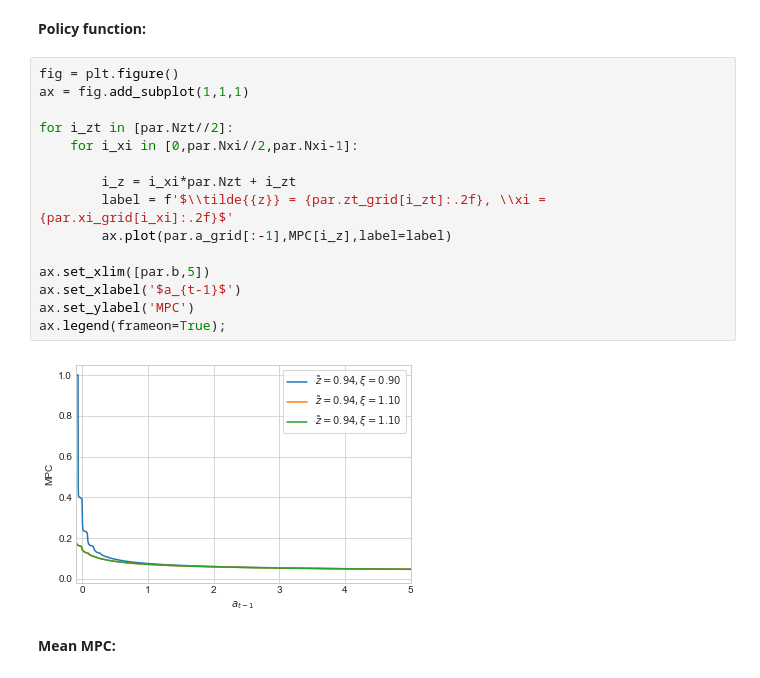
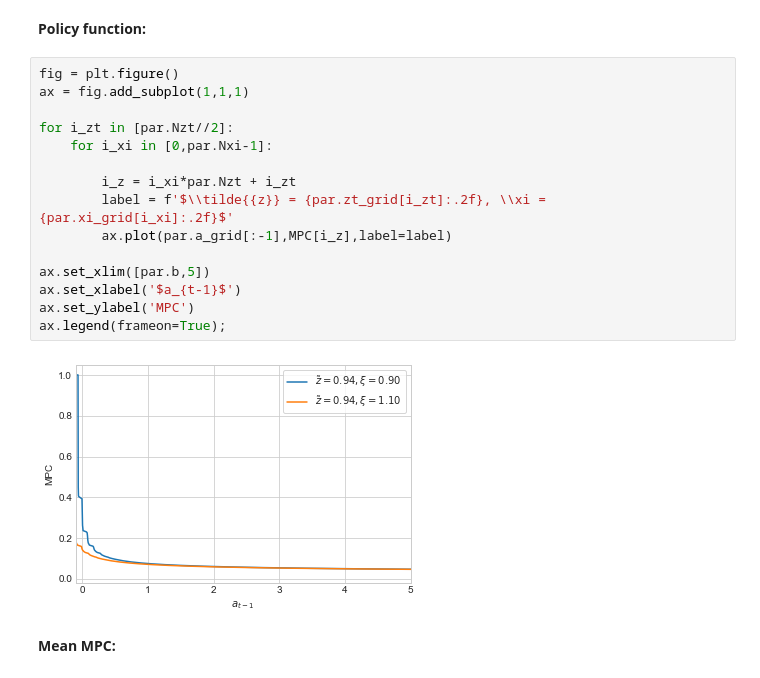
Before and after one commit to NumEconCopenhagen/AdvMacroHet, a Jupyter notebook: 01/03. Additional Results.ipynb, the cells around one changed output. Cells and saved outputs as stored; diff of their text form.

```diff
--- a/01/03. Additional Results.ipynb
+++ b/01/03. Additional Results.ipynb
@@ -158,20 +158,20 @@ MPC = (sol.c[:,1:]-sol.c[:,:-1])/((1+par.r)*(par.a_grid[1:]-par.a_grid[:-1]))
 # %%
 fig = plt.figure()
 ax = fig.add_subplot(1,1,1)
 
 for i_zt in [par.Nzt//2]:
-    for i_xi in [0,par.Nxi//2,par.Nxi-1]:
+    for i_xi in [0,par.Nxi-1]:
 
         i_z = i_xi*par.Nzt + i_zt
         label = f'$\\tilde{{z}} = {par.zt_grid[i_zt]:.2f}, \\xi = {par.xi_grid[i_xi]:.2f}$'
         ax.plot(par.a_grid[:-1],MPC[i_z],label=label)
 
 ax.set_xlim([par.b,5])
 ax.set_xlabel('$a_{t-1}$')
 ax.set_ylabel('MPC')
 ax.legend(frameon=True);
 # %% [output]
-[figure, old version]
+[figure, new version]
 # %% [markdown]
 **Mean MPC:**
 # %%
```
Also changed, not shown: parts of 2 cells of this notebook.
